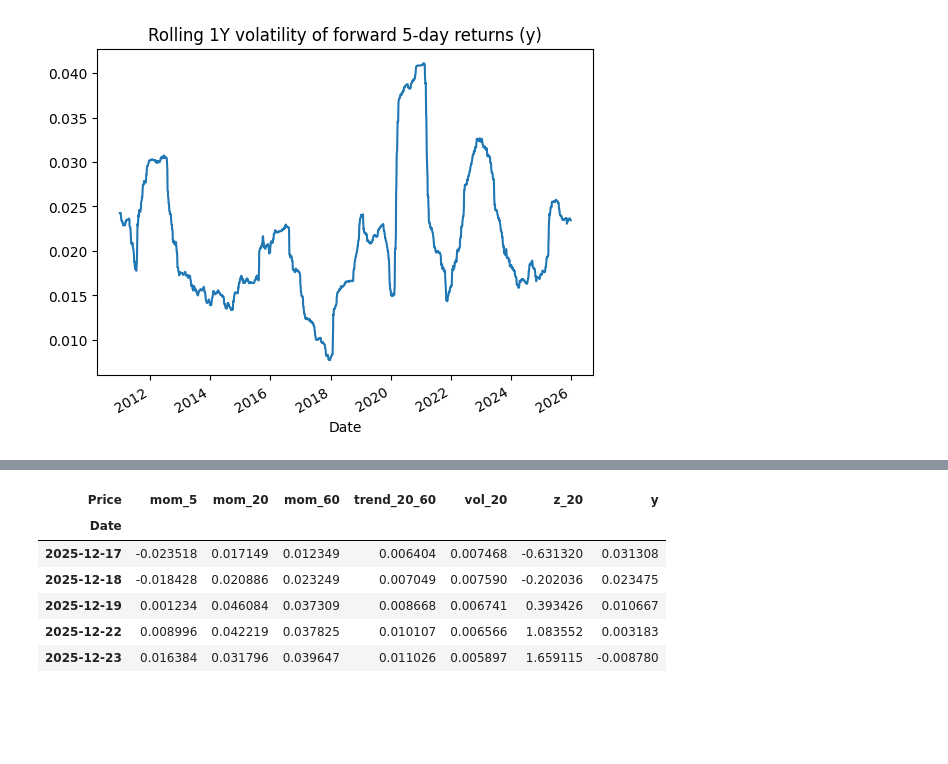
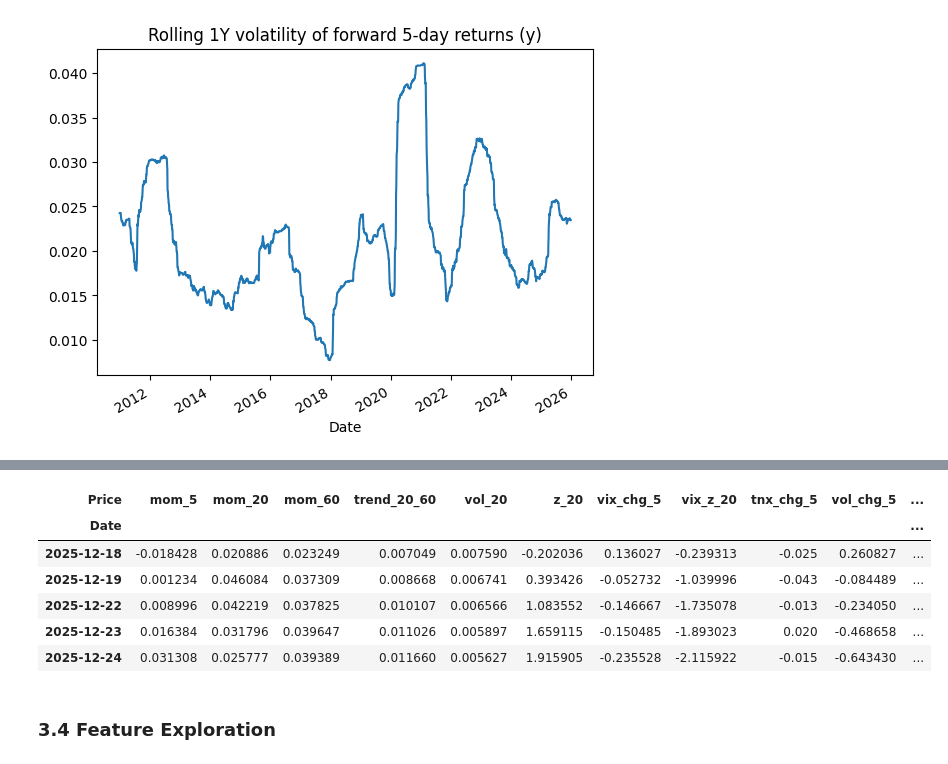
Before and after one commit to gabrieltang515/assetprediction, a Jupyter notebook: notebooks/q1_spy_regression.ipynb, the cells around one changed output, grey strips where cells are left out. Saved outputs shown, nothing was run; the diff lists cells and outputs as text; code cells hidden in the pictures; blank space fills up the shorter version.

```diff
--- a/notebooks/q1_spy_regression.ipynb
+++ b/notebooks/q1_spy_regression.ipynb
@@ -139,0 +180,29 @@ df["z_20"] = (close - roll_mean) / roll_std
+# %%
+# Include non-price features for the model
+
+
+def download_close(ticker, start="2010-01-01"):
+    tmp = yf.download(ticker, start=start, auto_adjust=True, progress=False)
+    if isinstance(tmp.columns, pd.MultiIndex):
+        tmp.columns = tmp.columns.get_level_values(0)
+    tmp.columns = tmp.columns.str.lower()
+    return tmp["close"]
+# %%
+# --- VIX (risk regime) ---
+vix = download_close("^VIX", start="2010-01-01").reindex(df.index).ffill()
+df["vix"] = vix
+df["vix_chg_5"] = df["vix"].pct_change(5)
+df["vix_z_20"] = (df["vix"] - df["vix"].rolling(20).mean()) / df["vix"].rolling(
+    20
+).std()
+
+# --- 10Y yield proxy (rates regime) ---
+tnx = download_close("^TNX", start="2010-01-01").reindex(df.index).ffill()
+df["tnx"] = tnx
+df["tnx_chg_5"] = df["tnx"].diff(5)  # yields: use difference, not pct_change
+
+# --- Volume features (non-price) ---
+df["vol_chg_5"] = df["volume"].pct_change(5)
+df["vol_z_20"] = (df["volume"] - df["volume"].rolling(20).mean()) / df[
+    "volume"
+].rolling(20).std()
@@ -140,20 +215,35 @@ df["z_20"] = (close - roll_mean) / roll_std
 # %%
 # Cleaning the dataset to drop NaNs
 
-feature_cols = ["mom_5", "mom_20", "mom_60", "trend_20_60", "vol_20", "z_20"]
+feature_cols = [
+    "mom_5",
+    "mom_20",
+    "mom_60",
+    "trend_20_60",
+    "vol_20",
+    "z_20",
+    "vix_chg_5",
+    "vix_z_20",
+    "tnx_chg_5",
+    "vol_chg_5",
+    "vol_z_20",
+]
+
 data = df[feature_cols + ["y"]].dropna()
 
 X = data[feature_cols]
 y = data["y"]
 data.tail()
 # %% [output]
-| Price | mom_5 | mom_20 | mom_60 | trend_20_60 | vol_20 | z_20 | y |
-| Date |  |  |  |  |  |  |  |
-| 2025-12-17 | -0.023518 | 0.017149 | 0.012349 | 0.006404 | 0.007468 | -0.631320 | 0.031308 |
-| 2025-12-18 | -0.018428 | 0.020886 | 0.023249 | 0.007049 | 0.007590 | -0.202036 | 0.023475 |
-| 2025-12-19 | 0.001234 | 0.046084 | 0.037309 | 0.008668 | 0.006741 | 0.393426 | 0.010667 |
-| 2025-12-22 | 0.008996 | 0.042219 | 0.037825 | 0.010107 | 0.006566 | 1.083552 | 0.003183 |
-| 2025-12-23 | 0.016384 | 0.031796 | 0.039647 | 0.011026 | 0.005897 | 1.659115 | -0.008780 |
+| Price | mom_5 | mom_20 | mom_60 | trend_20_60 | vol_20 | z_20 | vix_chg_5 | vix_z_20 | tnx_chg_5 | vol_chg_5 | ... |
+| Date |  |  |  |  |  |  |  |  |  |  | ... |
+| 2025-12-18 | -0.018428 | 0.020886 | 0.023249 | 0.007049 | 0.007590 | -0.202036 | 0.136027 | -0.239313 | -0.025 | 0.260827 | ... |
+| 2025-12-19 | 0.001234 | 0.046084 | 0.037309 | 0.008668 | 0.006741 | 0.393426 | -0.052732 | -1.039996 | -0.043 | -0.084489 | ... |
+| 2025-12-22 | 0.008996 | 0.042219 | 0.037825 | 0.010107 | 0.006566 | 1.083552 | -0.146667 | -1.735078 | -0.013 | -0.234050 | ... |
+| 2025-12-23 | 0.016384 | 0.031796 | 0.039647 | 0.011026 | 0.005897 | 1.659115 | -0.150485 | -1.893023 | 0.020 | -0.468658 | ... |
+| 2025-12-24 | 0.031308 | 0.025777 | 0.039389 | 0.011660 | 0.005627 | 1.915905 | -0.235528 | -2.115922 | -0.015 | -0.643430 | ... |
+# %% [markdown]
+### 3.4 Feature Exploration
 # %%
 eda = df[feature_cols + ["y"]].dropna()
 
```
Also changed, not shown: parts of 34 cells of this notebook.
